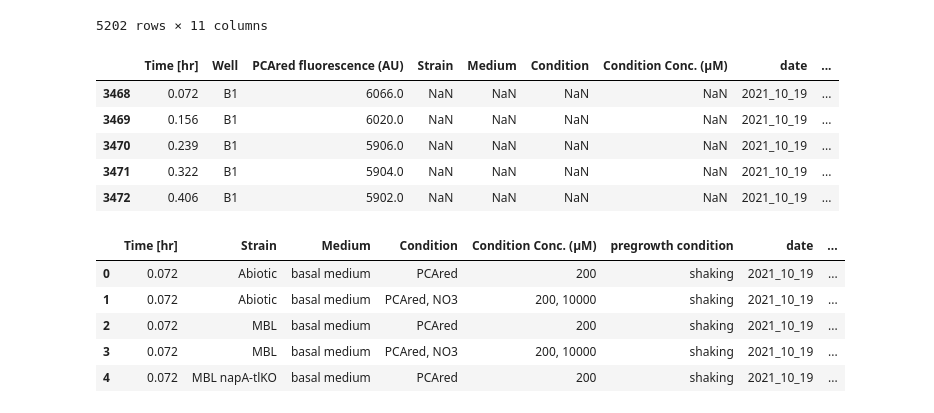
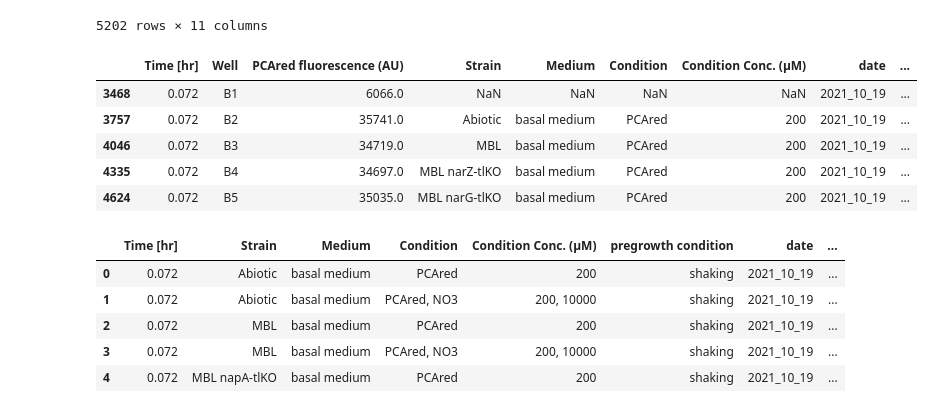
Before and after one commit to ltsypin/Cportucalensis_genetic_mech, a Jupyter notebook: genetic_mechanism_PCA_oxidation_analysis.ipynb, the cells around one changed output. Saved outputs shown, nothing was run; the diff lists cells and outputs as text; code cells hidden in the pictures.

Commit message:
do not have to normalize with lowess fits

```diff
--- a/genetic_mechanism_PCA_oxidation_analysis.ipynb
+++ b/genetic_mechanism_PCA_oxidation_analysis.ipynb
@@ -570,12 +558,12 @@ for ndf in normalized_dfs:
 # %%
-normalized_dfs[0].head()
+calibrated_dfs[0].head()
 # %% [output]
 |  | Time [hr] | Well | PCAred fluorescence (AU) | Strain | Medium | Condition | Condition Conc. (µM) | date | ... |
 | 3468 | 0.072 | B1 | 6066.0 | NaN | NaN | NaN | NaN | 2021_10_19 | ... |
-| 3469 | 0.156 | B1 | 6020.0 | NaN | NaN | NaN | NaN | 2021_10_19 | ... |
-| 3470 | 0.239 | B1 | 5906.0 | NaN | NaN | NaN | NaN | 2021_10_19 | ... |
-| 3471 | 0.322 | B1 | 5904.0 | NaN | NaN | NaN | NaN | 2021_10_19 | ... |
-| 3472 | 0.406 | B1 | 5902.0 | NaN | NaN | NaN | NaN | 2021_10_19 | ... |
+| 3757 | 0.072 | B2 | 35741.0 | Abiotic | basal medium | PCAred | 200 | 2021_10_19 | ... |
+| 4046 | 0.072 | B3 | 34719.0 | MBL | basal medium | PCAred | 200 | 2021_10_19 | ... |
+| 4335 | 0.072 | B4 | 34697.0 | MBL narZ-tlKO | basal medium | PCAred | 200 | 2021_10_19 | ... |
+| 4624 | 0.072 | B5 | 35035.0 | MBL narG-tlKO | basal medium | PCAred | 200 | 2021_10_19 | ... |
 # %%
 handled_replicate_types[0].head()
 # %% [output]
```
Also changed, not shown: parts of 17 cells of this notebook.
